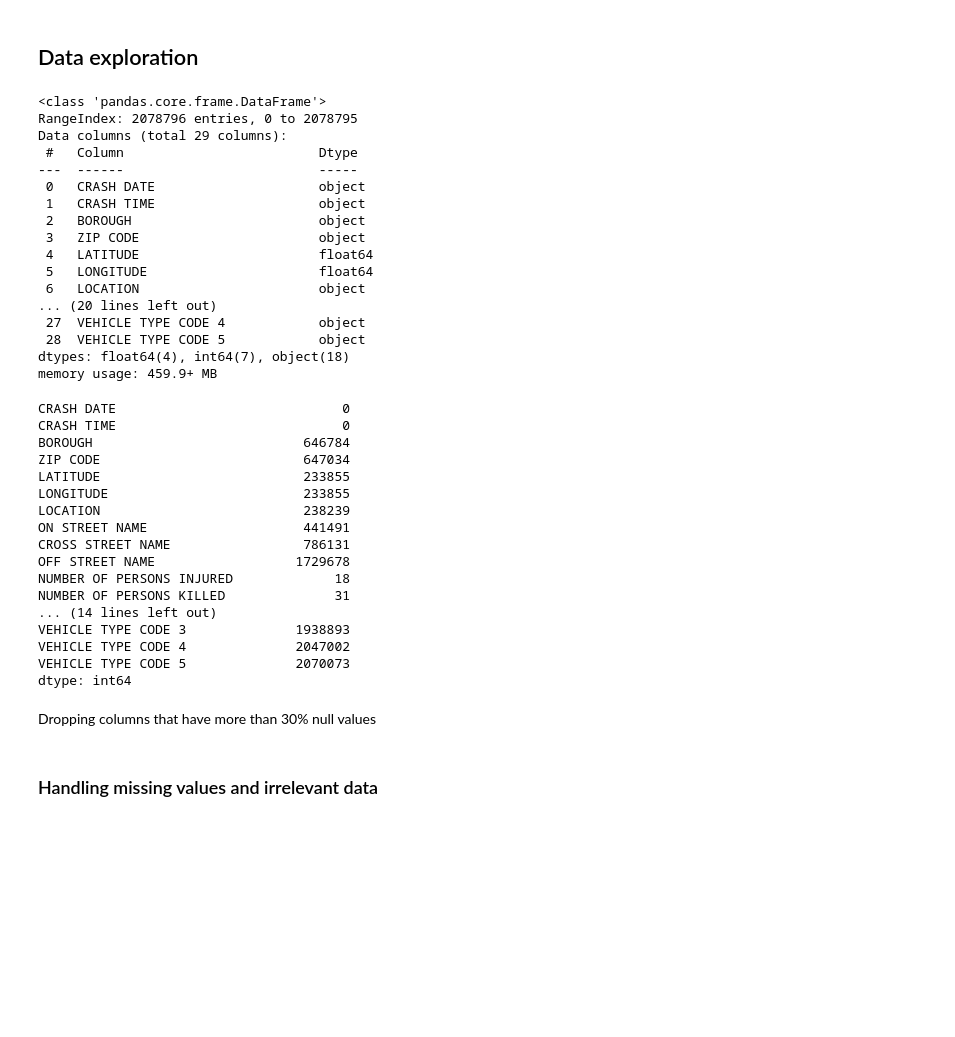
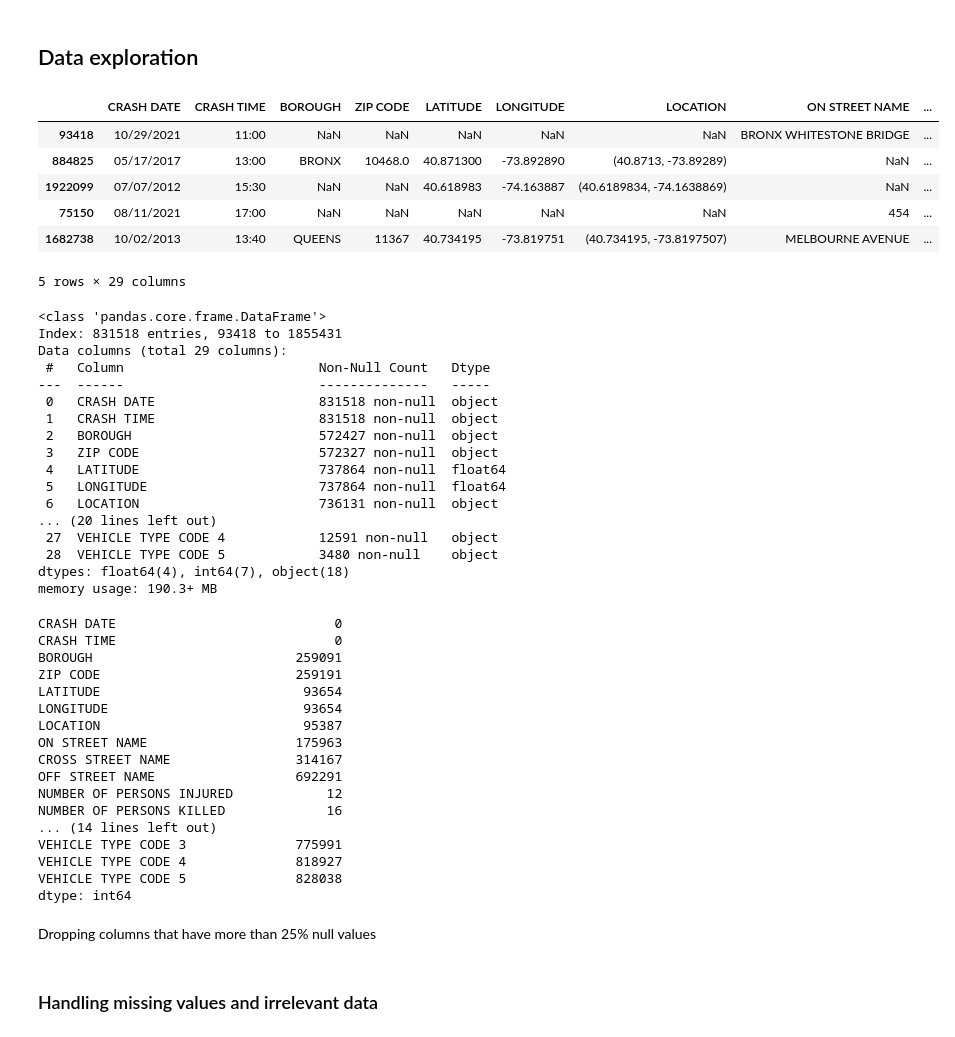
Before and after one commit to crzjothda/machlearning-ca1, a Jupyter notebook: CA1.ipynb, the cells around one changed output. Drawn from its saved outputs; the diff is of its cells as text; code cells hidden in the pictures; blank space fills up the shorter version.

```diff
--- a/CA1.ipynb
+++ b/CA1.ipynb
@@ -7,47 +15,58 @@ import seaborn as sns
 na_values = ['UNKNOWN', 'unknown', 'Unknown', 'Unknown ve', '(0.0, 0.0)', 'Unspecified']
 
 df = pd.read_csv('crashes.csv', na_values=na_values)
+df_sample = df.sample(frac=.40)
 # %% [markdown]
 ## Data exploration
+# %%
+df_sample.head()
+# %% [output]
+|  | CRASH DATE | CRASH TIME | BOROUGH | ZIP CODE | LATITUDE | LONGITUDE | LOCATION | ON STREET NAME | ... |
+| 93418 | 10/29/2021 | 11:00 | NaN | NaN | NaN | NaN | NaN | BRONX WHITESTONE BRIDGE | ... |
+| 884825 | 05/17/2017 | 13:00 | BRONX | 10468.0 | 40.871300 | -73.892890 | (40.8713, -73.89289) | NaN | ... |
+| 1922099 | 07/07/2012 | 15:30 | NaN | NaN | 40.618983 | -74.163887 | (40.6189834, -74.1638869) | NaN | ... |
+| 75150 | 08/11/2021 | 17:00 | NaN | NaN | NaN | NaN | NaN | 454 | ... |
+| 1682738 | 10/02/2013 | 13:40 | QUEENS | 11367 | 40.734195 | -73.819751 | (40.734195, -73.8197507) | MELBOURNE AVENUE | ... |
+5 rows × 29 columns
 # %%
-df.info()
+df_sample.info()
 # %% [output]
 <class 'pandas.core.frame.DataFrame'>
-RangeIndex: 2078796 entries, 0 to 2078795
+Index: 831518 entries, 93418 to 1855431
 Data columns (total 29 columns):
- #   Column                         Dtype
----  ------                         -----
- 0   CRASH DATE                     object
- 1   CRASH TIME                     object
- 2   BOROUGH                        object
- 3   ZIP CODE                       object
- 4   LATITUDE                       float64
- 5   LONGITUDE                      float64
- 6   LOCATION                       object
+ #   Column                         Non-Null Count   Dtype
+---  ------                         --------------   -----
+ 0   CRASH DATE                     831518 non-null  object
+ 1   CRASH TIME                     831518 non-null  object
+ 2   BOROUGH                        572427 non-null  object
+ 3   ZIP CODE                       572327 non-null  object
+ 4   LATITUDE                       737864 non-null  float64
+ 5   LONGITUDE                      737864 non-null  float64
+ 6   LOCATION                       736131 non-null  object
 ... (20 lines left out)
- 27  VEHICLE TYPE CODE 4            object
- 28  VEHICLE TYPE CODE 5            object
+ 27  VEHICLE TYPE CODE 4            12591 non-null   object
+ 28  VEHICLE TYPE CODE 5            3480 non-null    object
 dtypes: float64(4), int64(7), object(18)
-memory usage: 459.9+ MB
+memory usage: 190.3+ MB
 # %%
-df.isnull().sum()
+df_sample.isnull().sum()
 # %% [output]
-CRASH DATE                             0
-CRASH TIME                             0
-BOROUGH                           646784
-ZIP CODE                          647034
-LATITUDE                          233855
-LONGITUDE                         233855
-LOCATION                          238239
-ON STREET NAME                    441491
-CROSS STREET NAME                 786131
-OFF STREET NAME                  1729678
-NUMBER OF PERSONS INJURED             18
-NUMBER OF PERSONS KILLED              31
+CRASH DATE                            0
+CRASH TIME                            0
+BOROUGH                          259091
+ZIP CODE                         259191
+LATITUDE                          93654
+LONGITUDE                         93654
+LOCATION                          95387
+ON STREET NAME                   175963
+CROSS STREET NAME                314167
+OFF STREET NAME                  692291
+NUMBER OF PERSONS INJURED            12
+NUMBER OF PERSONS KILLED             16
 ... (14 lines left out)
-VEHICLE TYPE CODE 3              1938893
-VEHICLE TYPE CODE 4              2047002
-VEHICLE TYPE CODE 5              2070073
+VEHICLE TYPE CODE 3              775991
+VEHICLE TYPE CODE 4              818927
+VEHICLE TYPE CODE 5              828038
 dtype: int64
 # %%
 # defining the dataset ID
@@ -55,5 +74,5 @@ df.set_index('COLLISION_ID', inplace=True)
 # %% [markdown]
-Dropping columns that have more than 30% null values
+Dropping columns that have more than 25% null values
 # %% [markdown]
 ### Handling missing values and irrelevant data
 # %%
```
Also changed, not shown: parts of 24 cells of this notebook, 1 other file.
